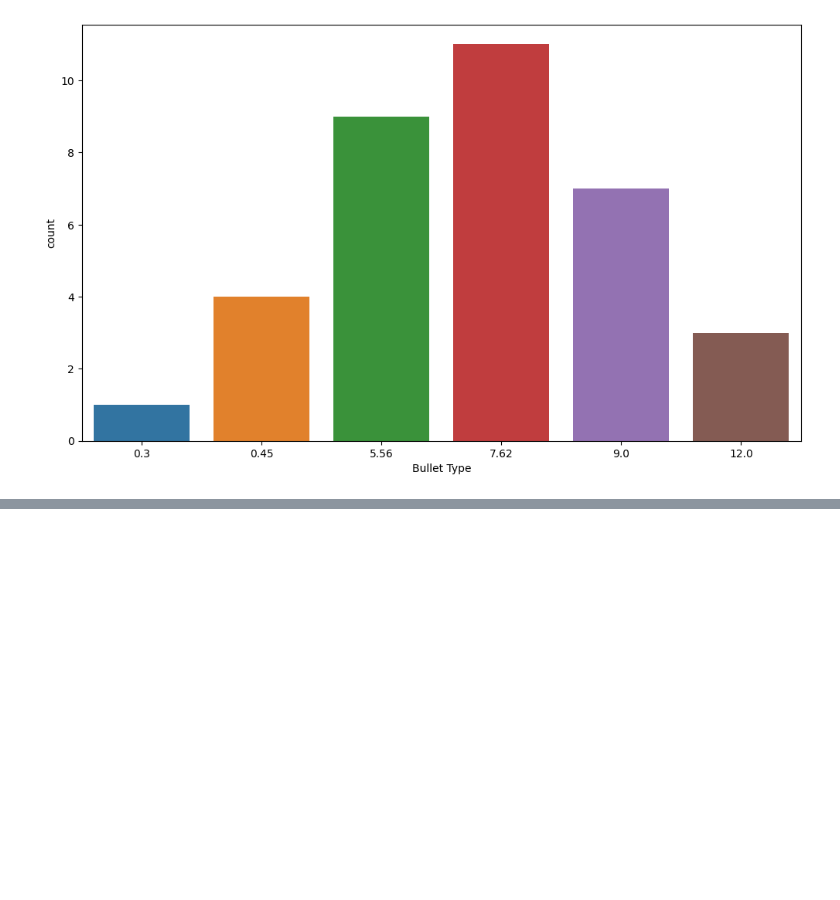
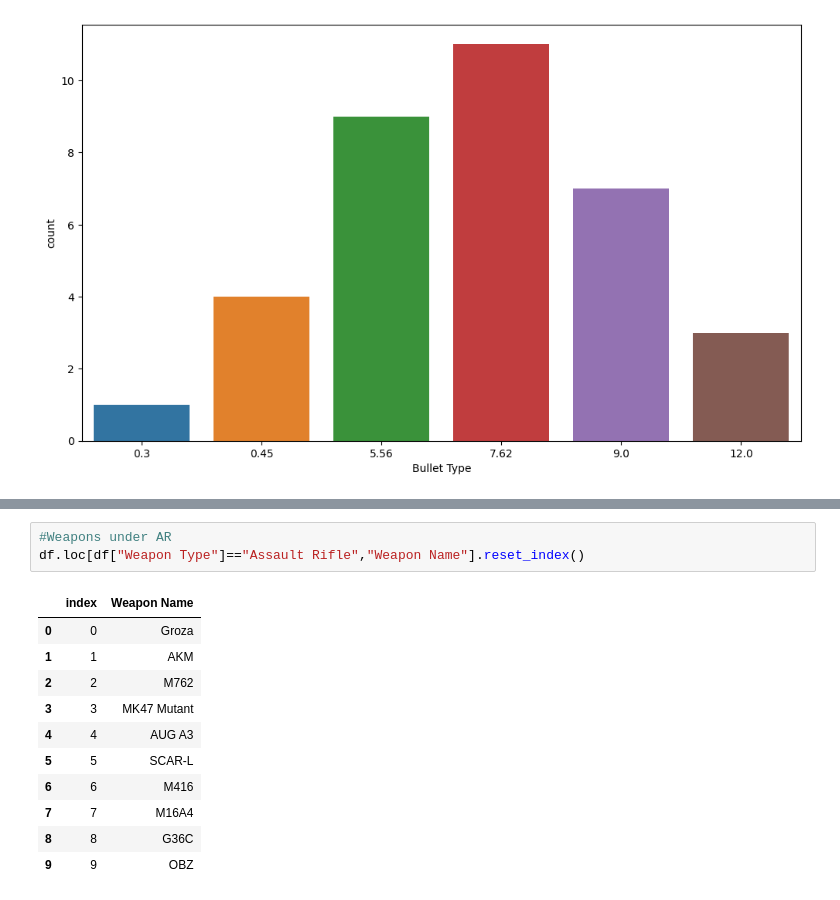
Before and after one commit to kumawatmanish05/BGMI_Weapon_EDA, a Jupyter notebook: bgmi-weapon-stats.ipynb, the cells around one changed output, grey strips where cells are left out. Drawn from its saved outputs; the diff is of its cells as text; blank space fills up the shorter version.

```diff
--- a/bgmi-weapon-stats.ipynb
+++ b/bgmi-weapon-stats.ipynb
@@ -89,0 +105,15 @@ plt.show()
+# %%
+#Weapons under AR
+df.loc[df["Weapon Type"]=="Assault Rifle","Weapon Name"].reset_index()
+# %% [output]
+|  | index | Weapon Name |
+| 0 | 0 | Groza |
+| 1 | 1 | AKM |
+| 2 | 2 | M762 |
+| 3 | 3 | MK47 Mutant |
+| 4 | 4 | AUG A3 |
+| 5 | 5 | SCAR-L |
+| 6 | 6 | M416 |
+| 7 | 7 | M16A4 |
+| 8 | 8 | G36C |
+| 9 | 9 | OBZ |
```
Also changed, not shown: parts of 2 cells of this notebook.
